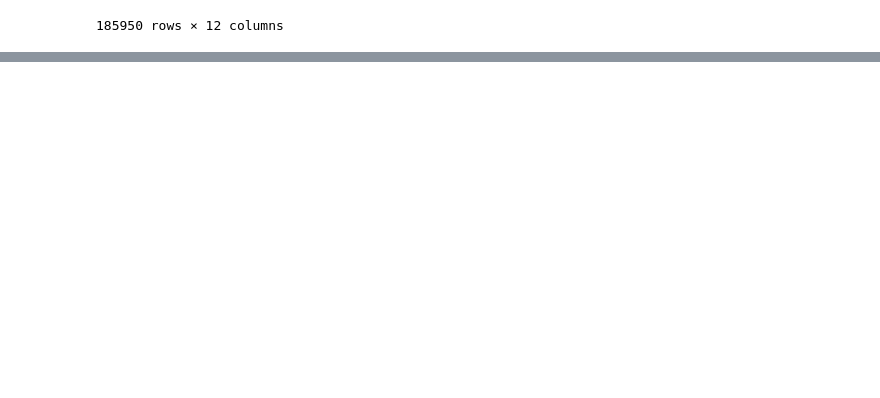
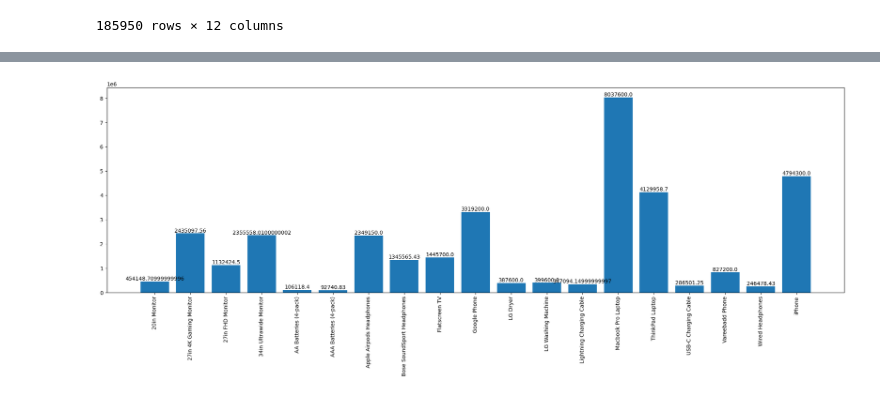
Before and after one commit to amanrajtharani/projs, a Jupyter notebook: data science project/sales.ipynb, the cells around one changed output, grey strips where cells are left out. Cells and saved outputs as stored; diff of their text form; code cells hidden in the pictures; blank space fills up the shorter version.

```diff
--- a/data science project/sales.ipynb
+++ b/data science project/sales.ipynb
@@ -144,0 +178,10 @@ data
+# %%
+salebyprd = data.groupby('Product')['sales'].sum()
+plt.figure(figsize=(25,7))
+plt.xticks(rotation = 'vertical')
+plt.bar(salebyprd.index,salebyprd.values)
+for i, v in enumerate(salebyprd.values):
+    plt.text(i, v + 0.5, str(v), ha='center', va='bottom')
+plt.show()
+# %% [output]
+[figure, added]
```
Also changed, not shown: parts of 3 cells of this notebook.
